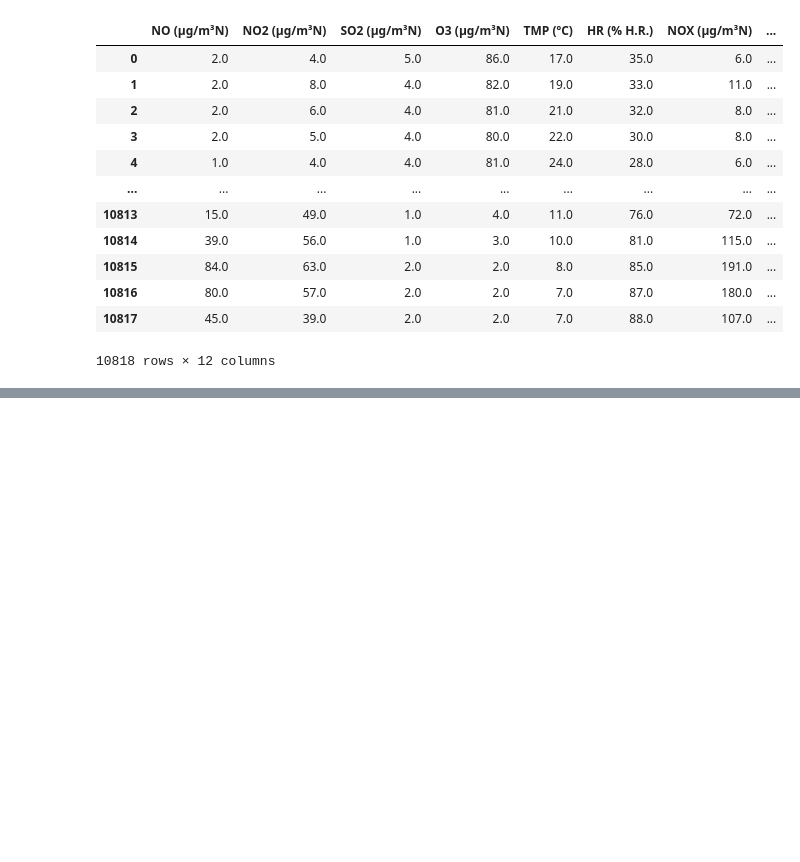
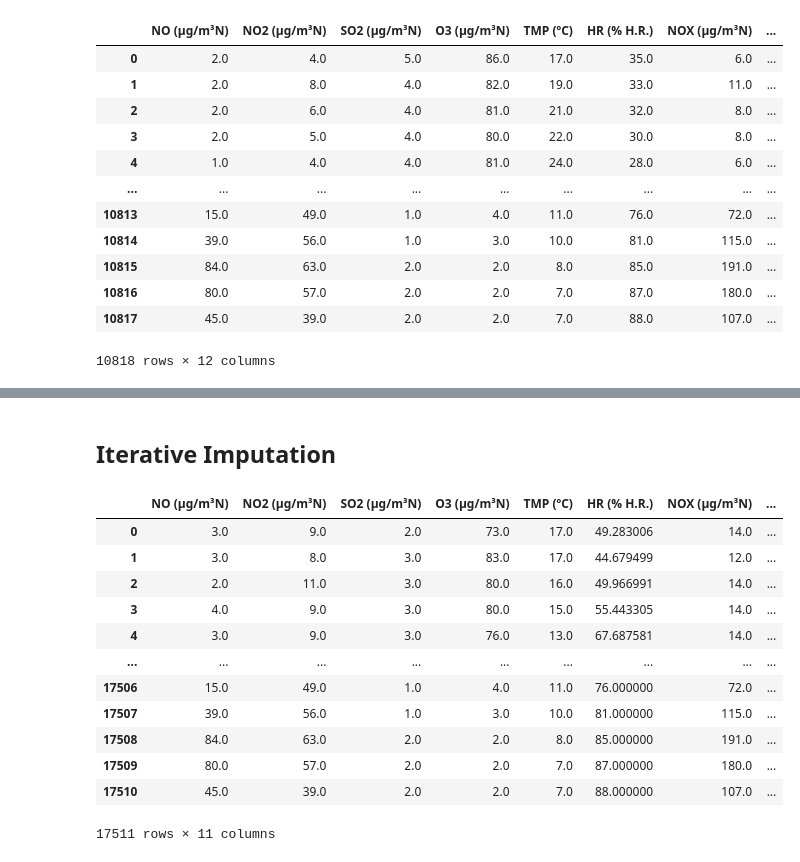
Before and after one commit to PritikaRamu/Air-Pollution-Prediction, a Jupyter notebook: Jupyter Notebook/SOP.ipynb, the cells around one changed output, grey strips where cells are left out. Drawn from its saved outputs; the diff is of its cells as text; code cells hidden in the pictures; blank space fills up the shorter version.

```diff
--- a/Jupyter Notebook/SOP.ipynb
+++ b/Jupyter Notebook/SOP.ipynb
@@ -305,0 +387,24 @@ rms
+# %% [markdown]
+## Iterative Imputation
+# %%
+from sklearn.experimental import enable_iterative_imputer
+from sklearn.impute import IterativeImputer
+imputer = IterativeImputer()
+imputer.fit(alcantarilla.reset_index().drop('Date',1).to_numpy())
+After_imputation = imputer.transform(alcantarilla.reset_index().drop('Date',1).to_numpy())
+alc_ite = pd.DataFrame(After_imputation, columns = ['NO (µg/m³N)','NO2 (µg/m³N)','SO2 (µg/m³N)','O3 (µg/m³N)','TMP (ºC)','HR (% H.R.)','NOX (µg/m³N)','DD (grados)','RS (W/m³)','VV (m/s)','PM10 (µg/m³N)'])
+alc_ite
+# %% [output]
+|  | NO (µg/m³N) | NO2 (µg/m³N) | SO2 (µg/m³N) | O3 (µg/m³N) | TMP (ºC) | HR (% H.R.) | NOX (µg/m³N) | ... |
+| 0 | 3.0 | 9.0 | 2.0 | 73.0 | 17.0 | 49.283006 | 14.0 | ... |
+| 1 | 3.0 | 8.0 | 3.0 | 83.0 | 17.0 | 44.679499 | 12.0 | ... |
+| 2 | 2.0 | 11.0 | 3.0 | 80.0 | 16.0 | 49.966991 | 14.0 | ... |
+| 3 | 4.0 | 9.0 | 3.0 | 80.0 | 15.0 | 55.443305 | 14.0 | ... |
+| 4 | 3.0 | 9.0 | 3.0 | 76.0 | 13.0 | 67.687581 | 14.0 | ... |
+| ... | ... | ... | ... | ... | ... | ... | ... | ... |
+| 17506 | 15.0 | 49.0 | 1.0 | 4.0 | 11.0 | 76.000000 | 72.0 | ... |
+| 17507 | 39.0 | 56.0 | 1.0 | 3.0 | 10.0 | 81.000000 | 115.0 | ... |
+| 17508 | 84.0 | 63.0 | 2.0 | 2.0 | 8.0 | 85.000000 | 191.0 | ... |
+| 17509 | 80.0 | 57.0 | 2.0 | 2.0 | 7.0 | 87.000000 | 180.0 | ... |
+| 17510 | 45.0 | 39.0 | 2.0 | 2.0 | 7.0 | 88.000000 | 107.0 | ... |
+17511 rows × 11 columns
```
Also changed, not shown: parts of 23 cells of this notebook, 2 other files.
